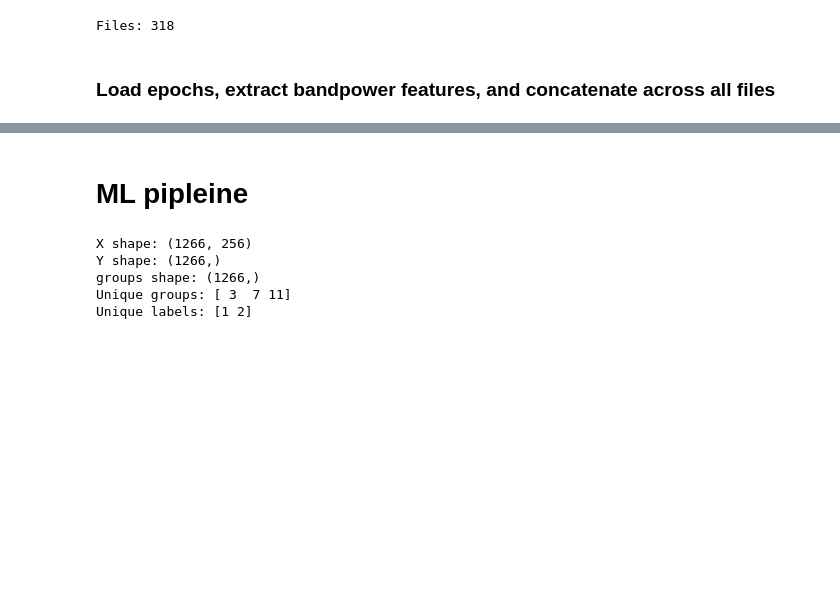
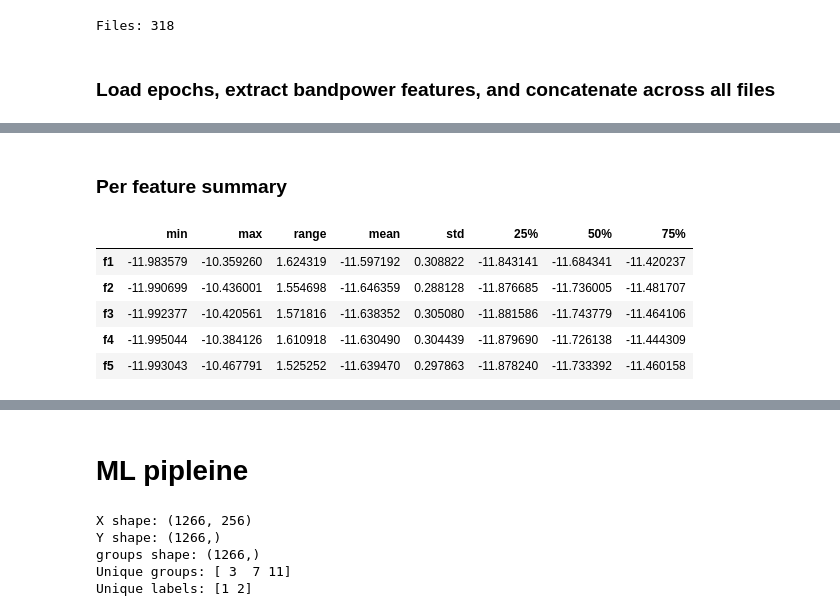
Before and after one commit to sumachinta/Motor-Imagery-EEG-Classifier, a Jupyter notebook: notebooks/03_bandpower_baseline.ipynb, the cells around one changed output, grey strips where cells are left out. Drawn from its saved outputs; the diff is of its cells as text; code cells hidden in the pictures; blank space fills up the shorter version.

```diff
--- a/notebooks/03_bandpower_baseline.ipynb
+++ b/notebooks/03_bandpower_baseline.ipynb
@@ -75,0 +138,15 @@ Unique subjects: ['S001' 'S002' 'S004' 'S006' 'S007' 'S008' 'S010' 'S011' 'S012'
+# %% [markdown]
+### Per feature summary
+# %%
+# per feature summary
+feature_summary = df_X.describe().T
+feature_summary['range'] = feature_summary['max'] - feature_summary['min']
+feature_summary = feature_summary[['min', 'max', 'range', 'mean', 'std', '25%', '50%', '75%']]
+feature_summary.head()
+# %% [output]
+|  | min | max | range | mean | std | 25% | 50% | 75% |
+| f1 | -11.983579 | -10.359260 | 1.624319 | -11.597192 | 0.308822 | -11.843141 | -11.684341 | -11.420237 |
+| f2 | -11.990699 | -10.436001 | 1.554698 | -11.646359 | 0.288128 | -11.876685 | -11.736005 | -11.481707 |
+| f3 | -11.992377 | -10.420561 | 1.571816 | -11.638352 | 0.305080 | -11.881586 | -11.743779 | -11.464106 |
+| f4 | -11.995044 | -10.384126 | 1.610918 | -11.630490 | 0.304439 | -11.879690 | -11.726138 | -11.444309 |
+| f5 | -11.993043 | -10.467791 | 1.525252 | -11.639470 | 0.297863 | -11.878240 | -11.733392 | -11.460158 |
```
Also changed, not shown: parts of 16 cells of this notebook.
